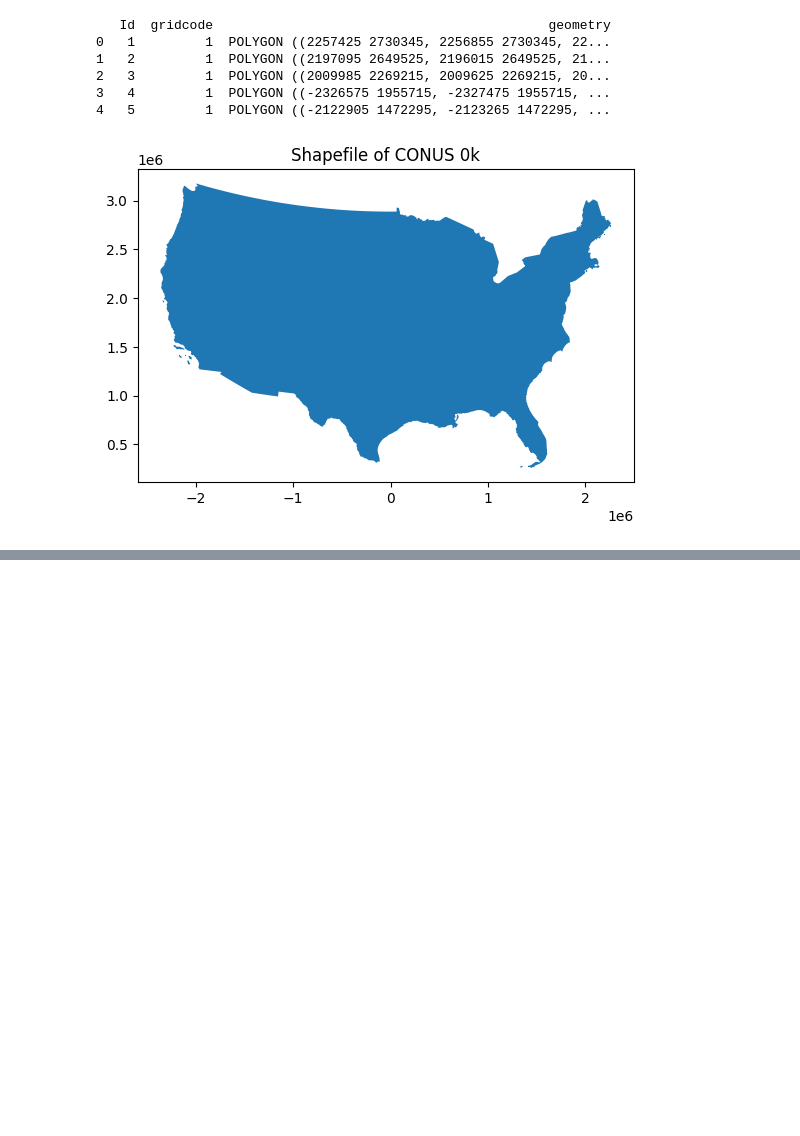
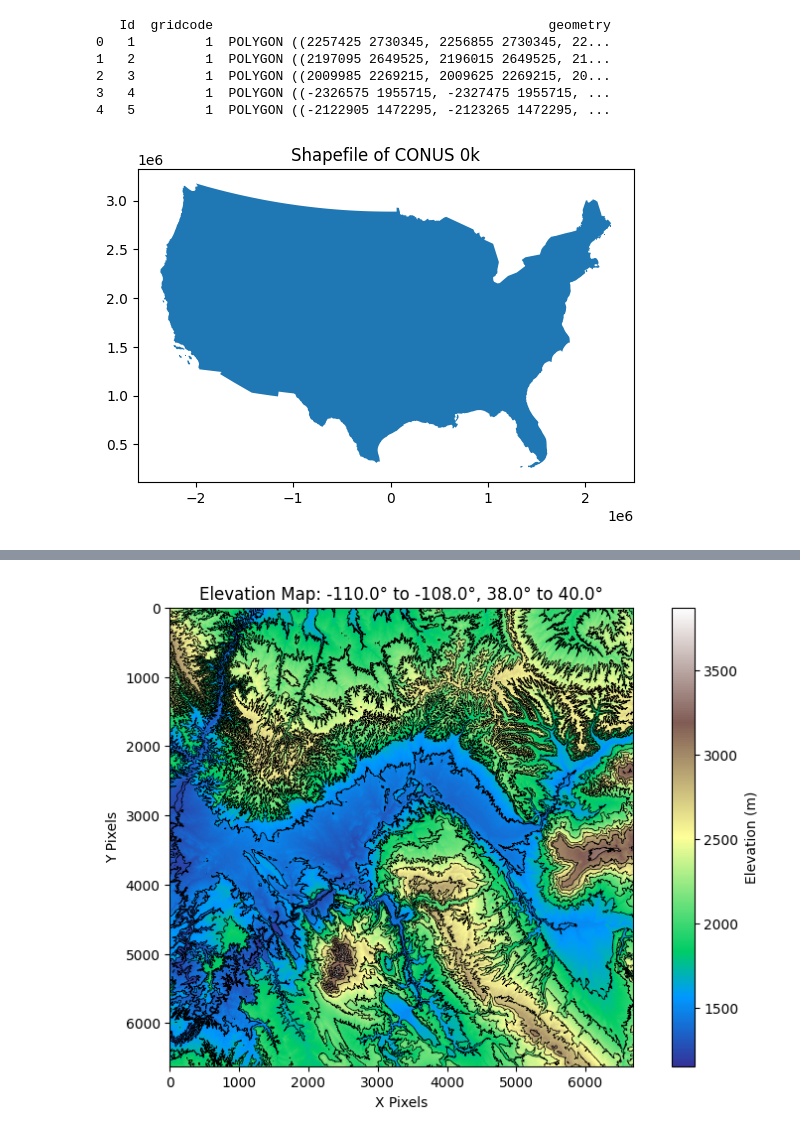
Before and after one commit to wdas03/climate-modelling, a Jupyter notebook: src/conus_eda.ipynb, the cells around one changed output, grey strips where cells are left out. Drawn from its saved outputs; the diff is of its cells as text; code cells hidden in the pictures; blank space fills up the shorter version.

Commit message:
Elevation data visualizations/EDA

```diff
--- a/src/conus_eda.ipynb
+++ b/src/conus_eda.ipynb
@@ -709,0 +703,62 @@ NameError: name 'elevation_data' is not defined
+# %%
+import rasterio
+from rasterio.windows import from_bounds
+from pyproj import Transformer
+import numpy as np
+import matplotlib.pyplot as plt
+
+# Open dataset
+dataset = rasterio.open(elevation_file)
+
+# Define coordinate transformer (WGS 84 → Albers Equal-Area EPSG:5070)
+transformer = Transformer.from_crs("EPSG:4326", "EPSG:5070", always_xy=True)
+
+# -----------------------------------------------------------
+# FUNCTION: Extract Elevation for a Region
+# -----------------------------------------------------------
+def get_elevation_region(west, east, south, north):
+    """ Fetch elevation data for a selected region using lat/lon bounding box """
+
+    # Convert lat/lon to Albers projection
+    min_x, min_y = transformer.transform(west, south)
+    max_x, max_y = transformer.transform(east, north)
+
+    # Compute raster window
+    window = from_bounds(min_x, min_y, max_x, max_y, dataset.transform)
+
+    # Read elevation data within the window
+    elevation_data = dataset.read(1, window=window)
+
+    # Mask NoData values
+    elevation_data = np.where(elevation_data == dataset.nodata, np.nan, elevation_data)
+
+    return elevation_data, window
+
+# -----------------------------------------------------------
+# Define the Region to Extract Elevation
+# -----------------------------------------------------------
+# Example: Extract a region in the Rocky Mountains (adjust these values)
+west, east = -110.0, -108.0
+south, north = 38.0, 40.0
+
+elevation_data, window = get_elevation_region(west, east, south, north)
+
+# -----------------------------------------------------------
+# PLOT: Elevation Heatmap
+# -----------------------------------------------------------
+plt.figure(figsize=(10, 6))
+plt.imshow(elevation_data, cmap="terrain", origin="upper")
+plt.colorbar(label="Elevation (m)")
+plt.title(f"Elevation Map: {west}° to {east}°, {south}° to {north}°")
+plt.xlabel("X Pixels")
+plt.ylabel("Y Pixels")
+
+# Overlay contour lines
+plt.contour(elevation_data, levels=10, colors="black", linewidths=0.5)
+
+plt.show()
+
+# Close dataset
+dataset.close()
+# %% [output]
+[figure, added]
```
Also changed, not shown: parts of 5 cells of this notebook.
